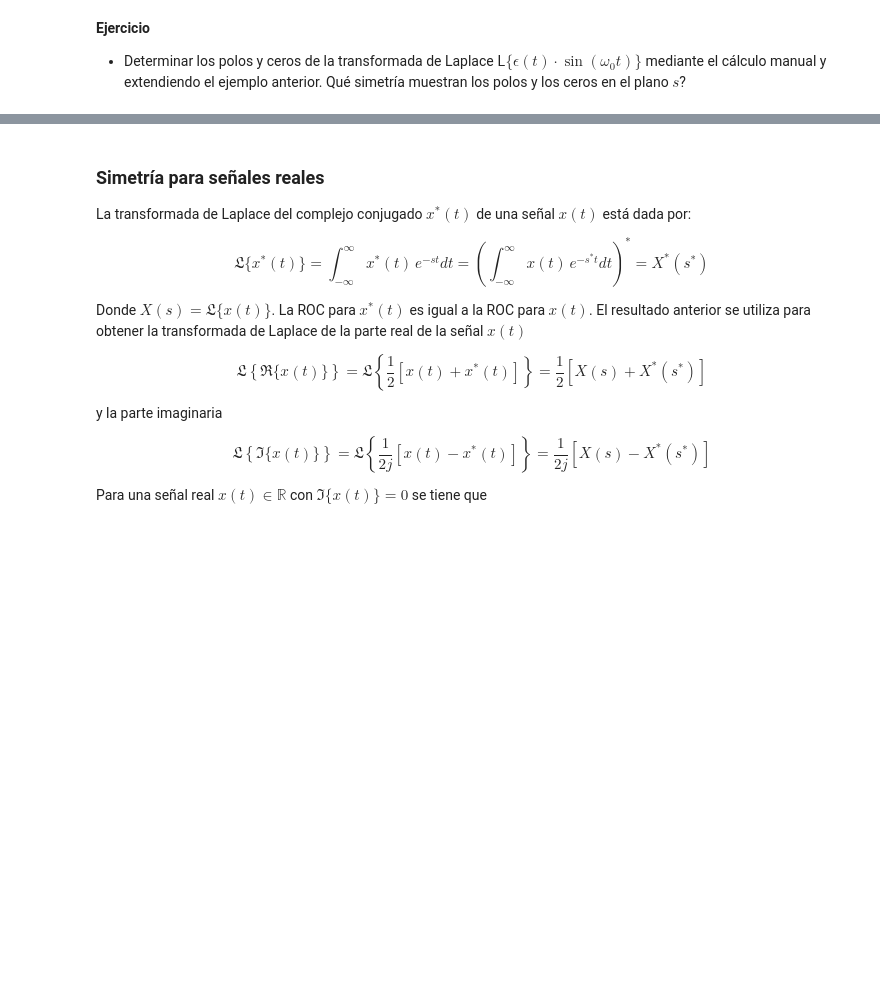
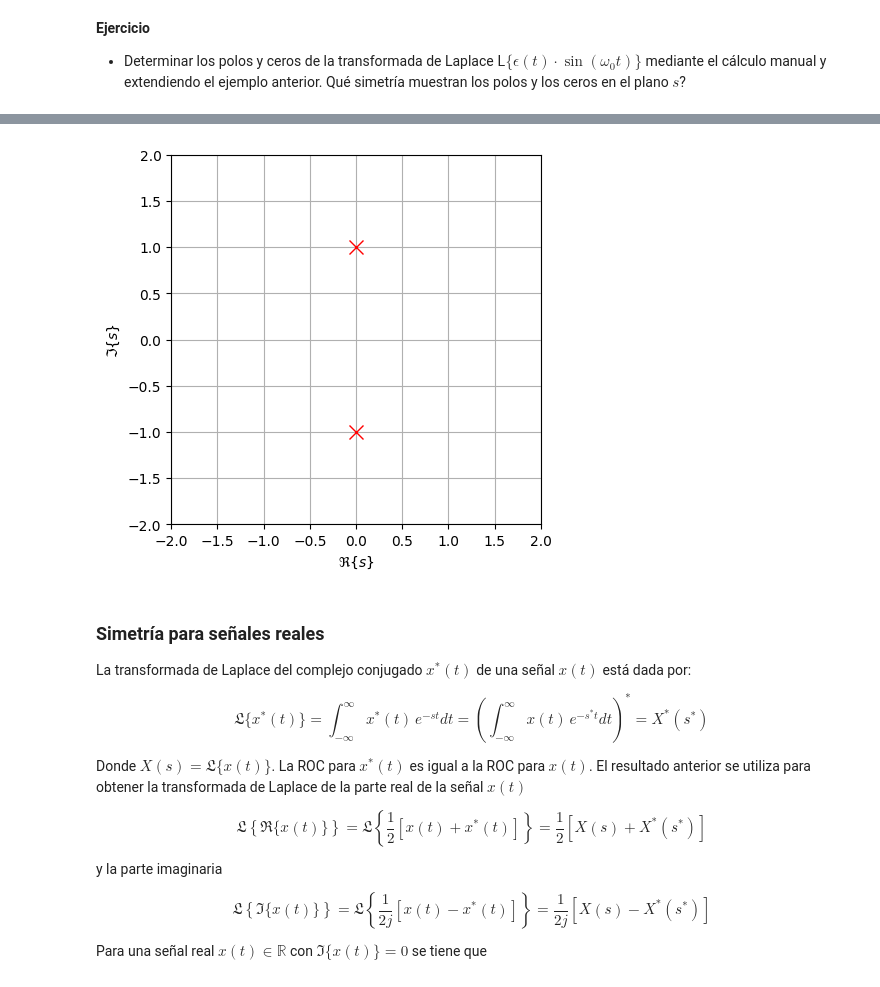
Before and after one commit to Julian27R/Trabajos, a Jupyter notebook: 4_Transformada_Laplace/2_Propiedades.ipynb, the cells around one changed output, grey strips where cells are left out. Cells and saved outputs as stored; diff of their text form; code cells hidden in the pictures; blank space fills up the shorter version.

```diff
--- a/4_Transformada_Laplace/2_Propiedades.ipynb
+++ b/4_Transformada_Laplace/2_Propiedades.ipynb
@@ -80,3 +110,26 @@ X, a, cond
+# %%
+import matplotlib.pyplot as plt
+
+def pole_zero_plot(poles, zeros, ax=None):
+
+    for pole in poles:
+        plt.plot(complex(pole).real, complex(pole).imag, 'rx', markersize=10)
+    for zero in zeros:
+        plt.plot(complex(zero).real, complex(zero).imag, 'bo', markersize=10)
+
+    if ax is None:
+        ax = plt.gca()
+    ax.set_aspect(1)
+
+    plt.axis([-2, 2, -2, 2])
+    plt.xlabel(r'$\Re \{ s \}$')
+    plt.ylabel(r'$\Im \{ s \}$')
+    plt.grid()
+# %%
+X2 = X.subs(w0, 1)
+pole_zero_plot(sym.roots(sym.denom(X2), s), sym.roots(sym.numer(X2), s))
+# %% [output]
+[figure, added]
 # %% [markdown]
 ### Simetría para señales reales
 
```
Also changed, not shown: parts of 9 cells of this notebook.
